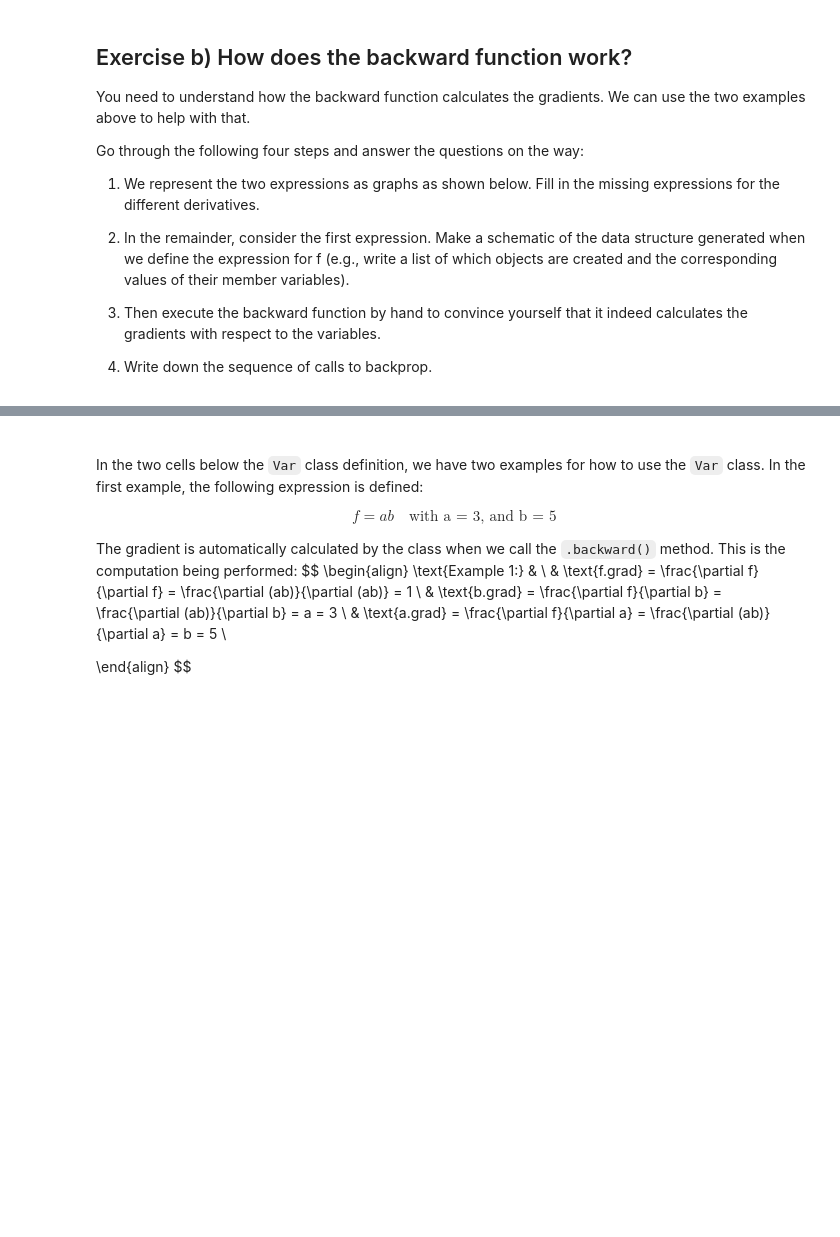
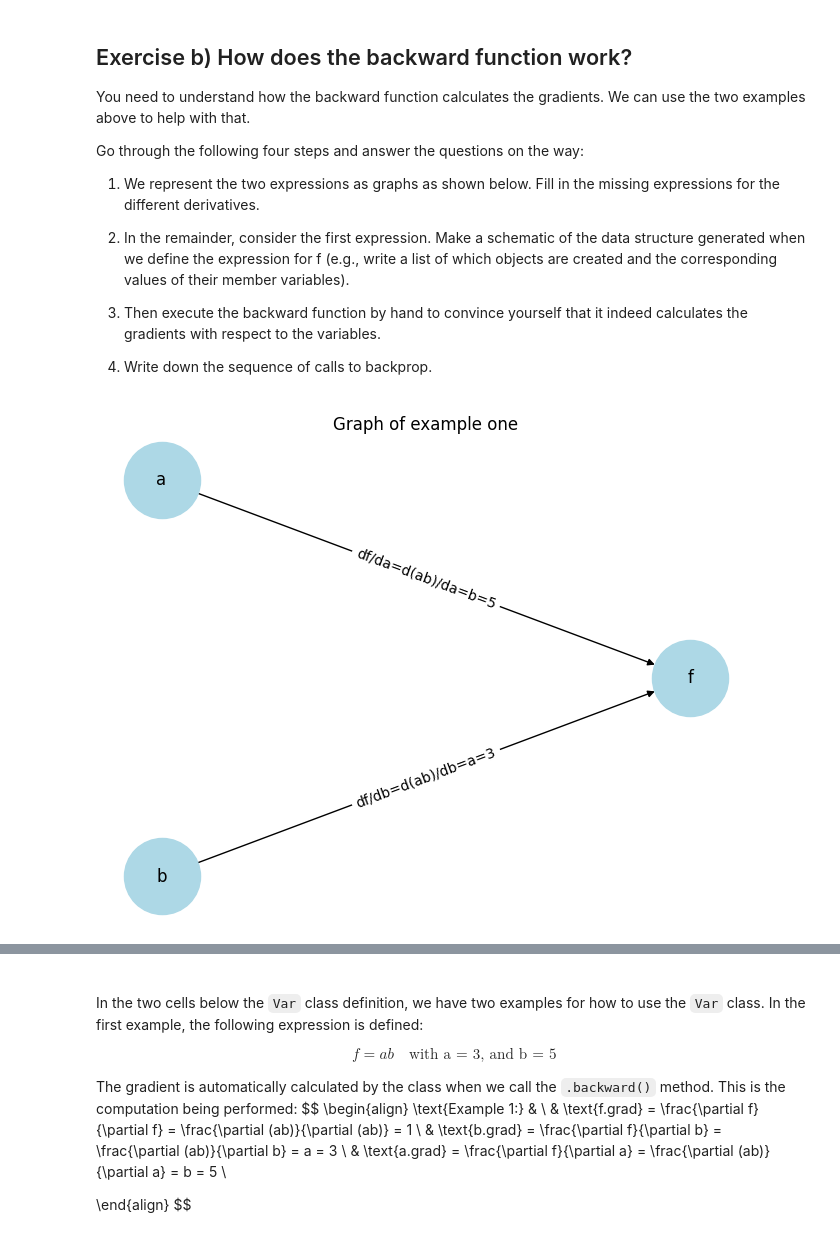
Before and after one commit to P1N60/deep_learning_course, a Jupyter notebook: assignment1/DL_AutoDiff_Nanograd.ipynb, the cells around one changed output, grey strips where cells are left out. Drawn from its saved outputs; the diff is of its cells as text; code cells hidden in the pictures; blank space fills up the shorter version.

```diff
--- a/assignment1/DL_AutoDiff_Nanograd.ipynb
+++ b/assignment1/DL_AutoDiff_Nanograd.ipynb
@@ -135,6 +135,32 @@ Go through the following four steps and answer the questions on the way:
 
 import networkx as nx
 import matplotlib.pyplot as plt
+# %%
+# Create a directed graph
+G = nx.DiGraph()
+
+# Add edges with labels
+G.add_edge('a', 'f', label='df/da=d(ab)/da=b=5')
+G.add_edge('b', 'f', label='df/db=d(ab)/db=a=3')
+
+# Manually define positions for a tree layout
+pos = {
+    'a': (0, 1),
+    'b': (0, -1),
+    'f': (1, 0),
+}
+# Draw the graph nodes and edges
+nx.draw(G, pos, with_labels=True, node_shape='o', node_size=3000, node_color='lightblue', arrows=True)
+
+# Draw edge labels
+edge_labels = nx.get_edge_attributes(G, 'label')
+nx.draw_networkx_edge_labels(G, pos, edge_labels=edge_labels)
+
+# Show the plot
+plt.title("Graph of example one")
+plt.show()
+# %% [output]
+[figure, added]
 # %%
 # Create a directed graph
 G = nx.DiGraph()
```
Also changed, not shown: parts of 2 cells of this notebook.
